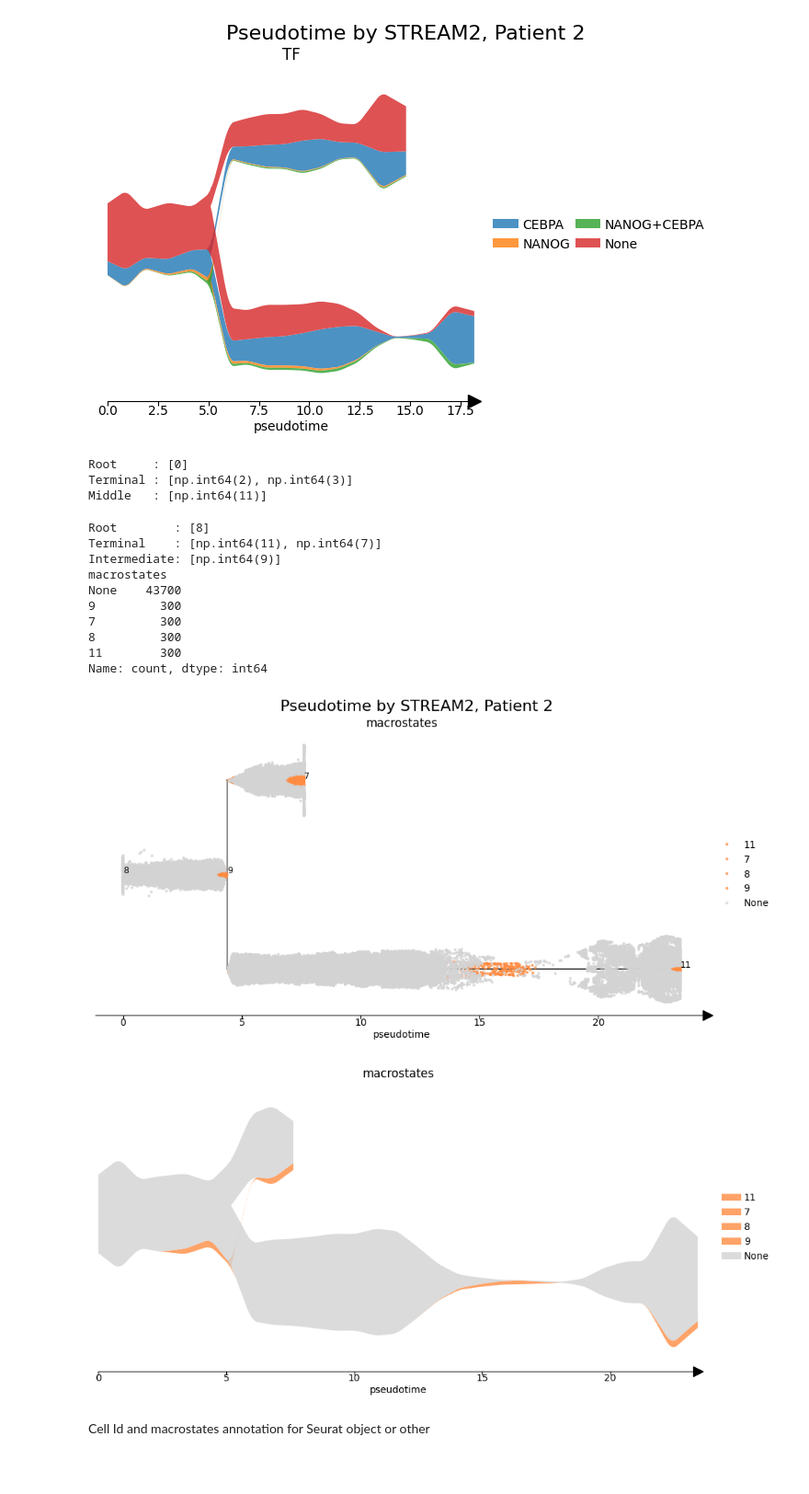
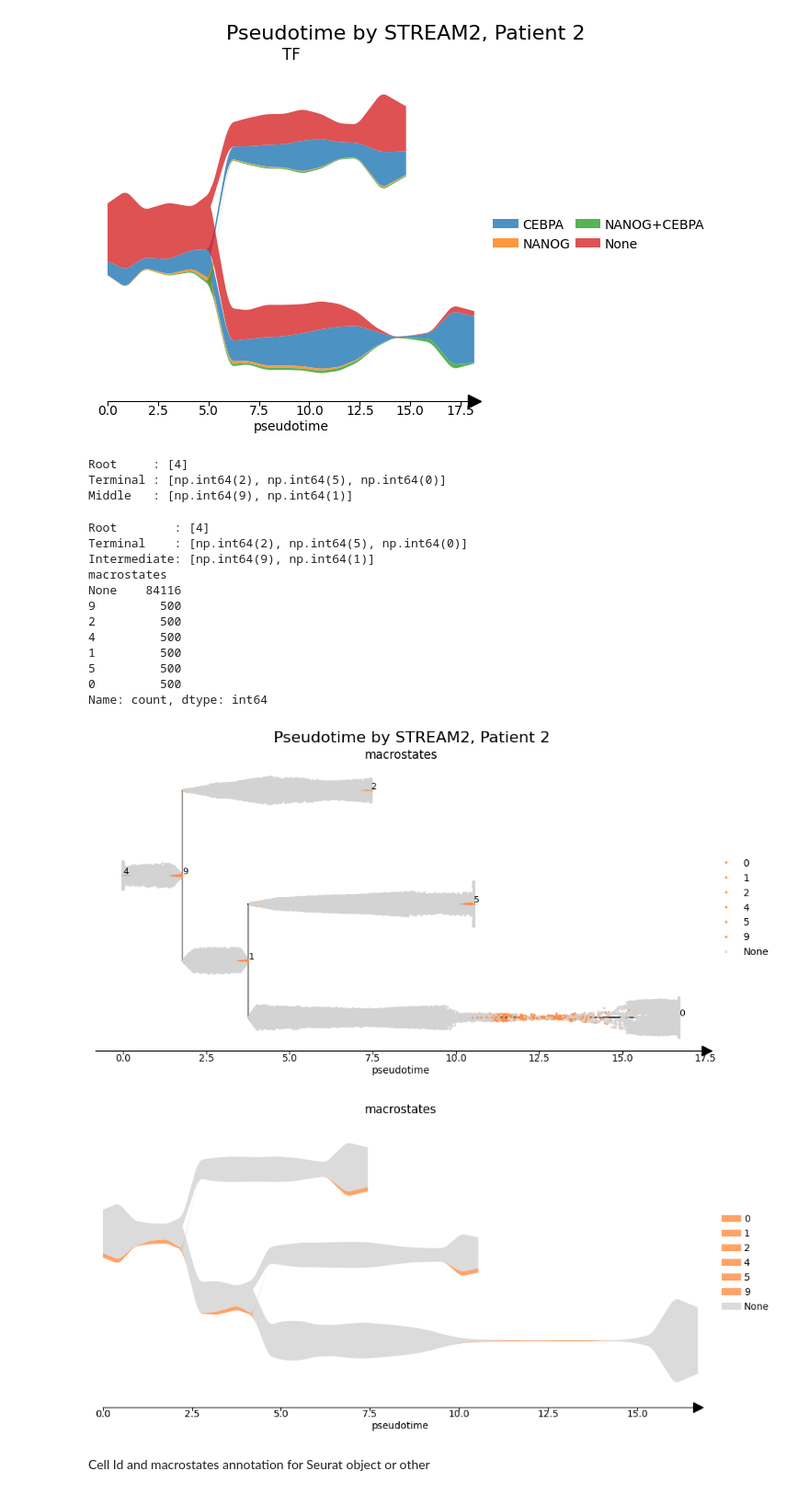
Before and after one commit to Augugustine/CITE-seq-analysis-CLL, a Jupyter notebook: 3- Boolean model/Stream2_macrostates.ipynb, the cells around one changed output. Shown at 92% size. Drawn from its saved outputs; the diff is of its cells as text; code cells hidden in the pictures; blank space fills up the shorter version.

```diff
--- a/3- Boolean model/Stream2_macrostates.ipynb
+++ b/3- Boolean model/Stream2_macrostates.ipynb
@@ -5,8 +5,8 @@
 Change the parameters here :
 # %%
 # === PARAMETERS ===
-input_file = "/home/a.blanc-boekholt/Documents/Singlecell-R/Scripts/Matrix/data_p3_macro.h5ad"
-patient = "P3"
+input_file = "/home/a.blanc-boekholt/Documents/Singlecell-R/Scripts/Matrix/data_merge_myel.h5ad"
+patient = "Merge"
 output_directory = "/home/a.blanc-boekholt/Documents/Singlecell-R/Scripts/Plots"
 reduction='X_umap' # Reduction on which trajectory learning is based (X_umap, X_pca, X_tsne)
 nb_node= 80 # Number of nodes on the trajectory graph (80)
@@ -440,7 +438,7 @@ G_undirected = nx.Graph()
 G_undirected.add_nodes_from(nodes)
 G_undirected.add_edges_from(edges)
 
-source = 0
+source = 4
 G = nx.bfs_tree(G_undirected, source)
 
 root_nodes     = [n for n in G.nodes if G.in_degree(n) == 0]
@@ -451,9 +449,9 @@ print(f"Root     : {root_nodes}")
 print(f"Terminal : {terminal_nodes}")
 print(f"Middle   : {mid_nodes}")
 # %% [output]
-Root     : [0]
-Terminal : [np.int64(2), np.int64(3)]
-Middle   : [np.int64(11)]
+Root     : [4]
+Terminal : [np.int64(2), np.int64(5), np.int64(0)]
+Middle   : [np.int64(9), np.int64(1)]
 # %%
 adata.obs['macrostates'] = "None"
 resultats = {}
@@ -467,7 +465,7 @@ nodes = adata.uns['stream_tree']['node']
 G_undirected = nx.Graph()
 G_undirected.add_nodes_from(nodes)
 G_undirected.add_edges_from(edges)
-G = nx.bfs_tree(G_undirected, source=8)
+G = nx.bfs_tree(G_undirected, source=4)
 
 root_nodes     = [n for n in G.nodes if G.in_degree(n) == 0]
 terminal_nodes = [n for n in G.nodes if G.out_degree(n) == 0]
@@ -482,7 +480,7 @@ base_color = '#FF8C42'
 dict_palette = {'macrostates': {str(node): base_color for node in nodes}}
 dict_palette['macrostates']['None'] = 'lightgrey'
 
-def get_cells_near_node(node, n_cells=300, annotation_filter=None):
+def get_cells_near_node(node, n_cells=500, annotation_filter=None):
     """Returns n_cells closest cells to a node, with optional annotation filter."""
     coords_node = node_positions[node]
     distances = np.linalg.norm(coords_cells - coords_node, axis=1)
@@ -493,7 +491,7 @@ def get_cells_near_node(node, n_cells=300, annotation_filter=None):
         return names[np.argsort(dists)[:n_cells]].tolist()
     return adata.obs_names[np.argsort(distances)[:n_cells]].tolist()
 
-def get_cells_before_node(node, n_cells=300):
+def get_cells_before_node(node, n_cells=500):
     """Returns cells in the upstream half of the edge parent → node."""
     parents = list(G.predecessors(node))
     if not parents:
@@ -523,7 +521,7 @@ def get_cells_before_node(node, n_cells=300):
 
     return adata.obs_names[top_idx].tolist()
 
-def get_cells_end_of_branch(node, n_cells=300):
+def get_cells_end_of_branch(node, n_cells=500):
     """Returns cells at the end of a terminal branch (distal half of edge)."""
     parents = list(G.predecessors(node))
     if not parents:
@@ -556,63 +554,67 @@ adata.obs['macrostates'] = "None"
 resultats = {}
 
 for node in nodes:
-    if node == 8:
+    if node == 0:
         # Node 2: closest Bridge-annotated cells (not end-of-branch)
-        top_names = get_cells_near_node(node, 300, annotation_filter='Bridge')
+        top_names = get_cells_near_node(node, 500, annotation_filter='Bridge')
 
     elif node in root_nodes:
         # Root node 0: 200 closest cells regardless of direction
-        top_names = get_cells_near_node(node, 300)
+        top_names = get_cells_near_node(node, 500)
 
     elif node in terminal_nodes:
         # Other terminal nodes: cells at the end of the branch
-        top_names = get_cells_end_of_branch(node, 300)
+        top_names = get_cells_end_of_branch(node, 500)
 
     else:
         # Intermediate nodes: cells upstream of the node only
-        top_names = get_cells_before_node(node, 300)
+        top_names = get_cells_before_node(node, 500)
 
     resultats[node] = top_names
     adata.obs.loc[top_names, 'macrostates'] = str(node)
 
 print(adata.obs['macrostates'].value_counts(dropna=False))
 # %% [output]
-Root        : [8]
-Terminal    : [np.int64(11), np.int64(7)]
-Intermediate: [np.int64(9)]
+Root        : [4]
+Terminal    : [np.int64(2), np.int64(5), np.int64(0)]
+Intermediate: [np.int64(9), np.int64(1)]
 macrostates
-None    43700
-9         300
-7         300
-8         300
-11        300
+None    84116
+9         500
+2         500
+4         500
+1         500
+5         500
+0         500
 Name: count, dtype: int64
+# %%
+adata.uns["epg"]["node"] = adata.uns["stream_tree"]["node"]
 # %%
 base_color = '#FF8C42'
 dict_palette = {
     'macrostates': {str(node): base_color for node in nodes}
 }
 dict_palette['macrostates']['None'] = 'lightgrey'
 
 coords_cells = adata.obsm['X_umap']
 
-st2.pl.stream_sc(adata, source=8,
+st2.pl.stream_sc(adata, source=4,
                  dist_scale=0.2,
                  color=['macrostates'],
                  fig_ncol=2,fig_size=(10, 5),dict_palette =dict_palette,
                  fig_legend_ncol=1,
                  save_fig=False)
 plt.suptitle("Pseudotime by STREAM2, Patient 2", fontsize=16, y=1.02)
 #plt.savefig("/home/a.blanc-boekholt/Documents/Singlecell-R/Scripts/Plots/pseudotime_p2.png", dpi=300, bbox_inches='tight')
 
-st2.pl.stream(adata, source=8,
+st2.pl.stream(adata, source=4,
                  dist_scale=1,
                  color=['macrostates'],fig_size=(10, 5),dict_palette =dict_palette,
                  fig_legend_ncol=1,
                  save_fig=False)
 # %% [output]
-[figure, old version]
+[figure, new version]
-[figure, old version]
+[figure, new version]
 # %%
 adata.obs["macrostates"] = adata.obs["macrostates"].apply(
     lambda x: f"S{x}" if str(x) != "None" else x)
```
Also changed, not shown: parts of 4 cells of this notebook, 1 other file.
